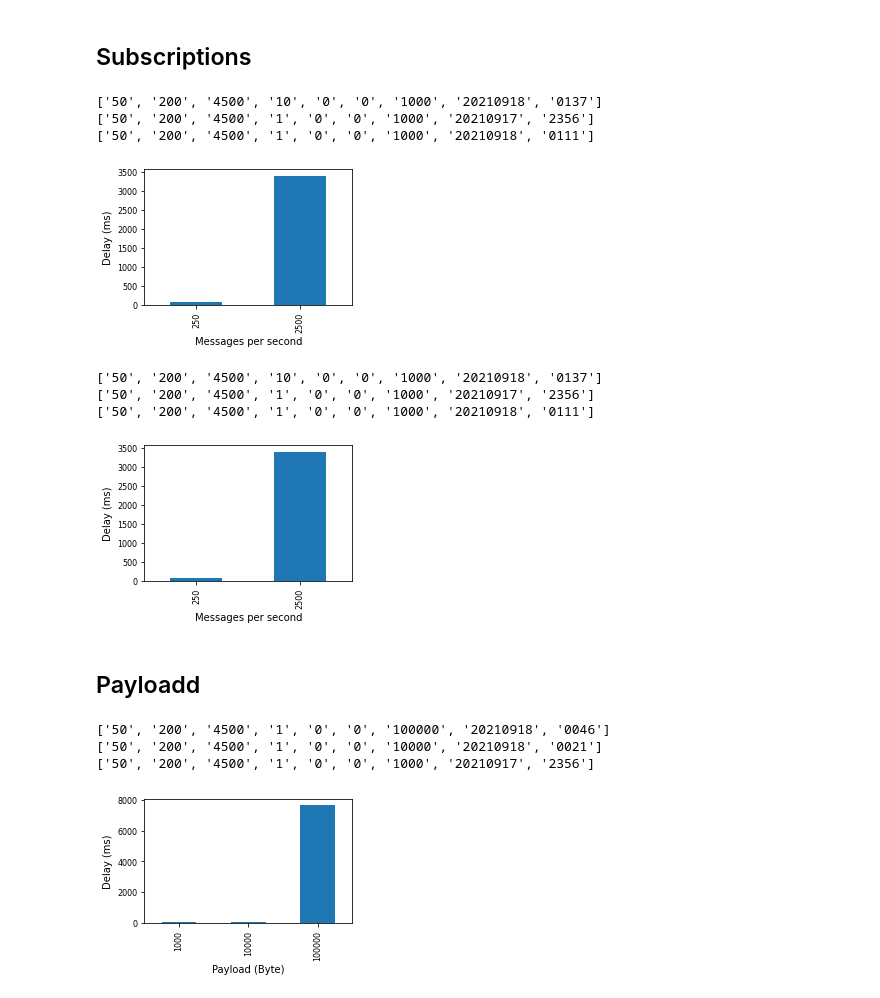
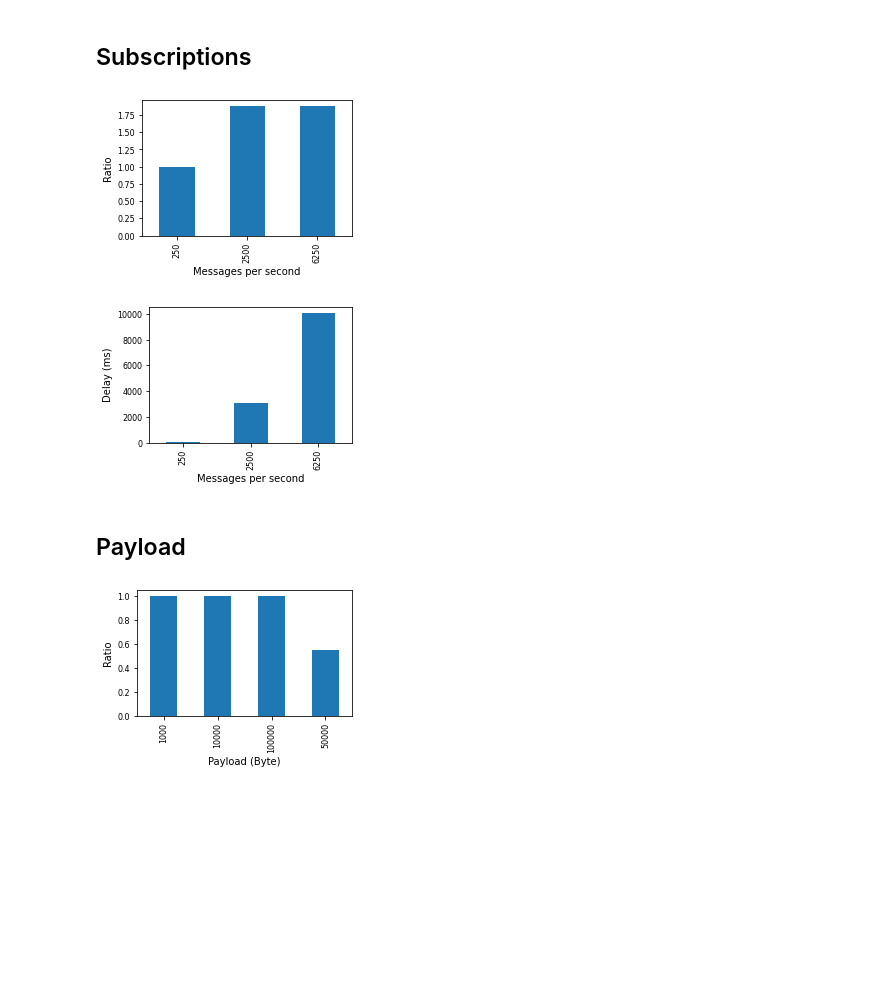
Before and after one commit to w4bo/fiware-performance-analysis, a Jupyter notebook: graphMatrixTesting.ipynb, the cells around one changed output. Drawn from its saved outputs; the diff is of its cells as text; code cells hidden in the pictures; blank space fills up the shorter version.

Commit message:
usa data V2 and fix some bugs in cumulative grpahs

```diff
--- a/graphMatrixTesting.ipynb
+++ b/graphMatrixTesting.ipynb
@@ -35,9 +35,6 @@ sys.path.append('.')
 # %%
 import tools_graph
 import tools_data
-# %%
-experiment_set = "data/V1/FREQUENCY_V1"
-experiments = tools_data.getExperimentsInSet(experiment_set)
 # %% [markdown]
 ---
 # Time Count
@@ -299,7 +314,7 @@ def cumulative(experiment_set, xlabel, ylabel, mapper, mapper2):
         metrics[label] = mapper2(consumer, devices)
 
     result = pd.DataFrame.from_dict(metrics, orient="index")
-    result.index = result.index.astype(float)
+    result.index = result.index.astype(int)
     result = result.sort_index()
 
     ax = result.plot(ax=ax, kind="bar", legend=False)
@@ -355,26 +348,17 @@ cumulative("data/V1/DEVICE_V1", "Messages per second", "Delay (ms)", l, lambda c
 # %% [markdown]
 ## Subscriptions
 # %%
-cumulative("data/V1/SUB_V1", "Messages per second", "Delay (ms)", l, lambda consumer, devices: consumer["Delay Consumer/Device"].mean())
+cumulative("data/V2/SUB_V2", "Messages per second", "Ratio", l, lambda consumer, devices: consumer.shape[0] / devices.shape[0])
 # %% [output]
-['50', '200', '4500', '10', '0', '0', '1000', '20210918', '0137']
-['50', '200', '4500', '1', '0', '0', '1000', '20210917', '2356']
-['50', '200', '4500', '1', '0', '0', '1000', '20210918', '0111']
-[figure, old version]
+[figure, new version]
 # %%
-cumulative("data/V1/SUB_V1", "Messages per second", "Delay (ms)", l, lambda consumer, devices: consumer["Delay Consumer/Device"].mean())
+cumulative("data/V2/SUB_V2", "Messages per second", "Delay (ms)", l, lambda consumer, devices: consumer["Delay Consumer/Device"].mean())
 # %% [output]
-['50', '200', '4500', '10', '0', '0', '1000', '20210918', '0137']
-['50', '200', '4500', '1', '0', '0', '1000', '20210917', '2356']
-['50', '200', '4500', '1', '0', '0', '1000', '20210918', '0111']
-[figure, old version]
+[figure, new version]
 # %% [markdown]
-## Payloadd
+## Payload
 # %%
-cumulative("data/V1/PAYLOAD_V1", "Payload (Byte)", "Delay (ms)", lambda params: params[6], lambda consumer, devices: consumer["Delay Consumer/Device"].mean())
+cumulative("data/V2/PAYLOAD_V2", "Payload (Byte)", "Ratio", lambda params: params[6], lambda consumer, devices: consumer.shape[0] / devices.shape[0])
 # %% [output]
-['50', '200', '4500', '1', '0', '0', '100000', '20210918', '0046']
-['50', '200', '4500', '1', '0', '0', '10000', '20210918', '0021']
-['50', '200', '4500', '1', '0', '0', '1000', '20210917', '2356']
-[figure, old version]
+[figure, new version]
 # %%
```
Also changed, not shown: parts of 18 cells of this notebook.
